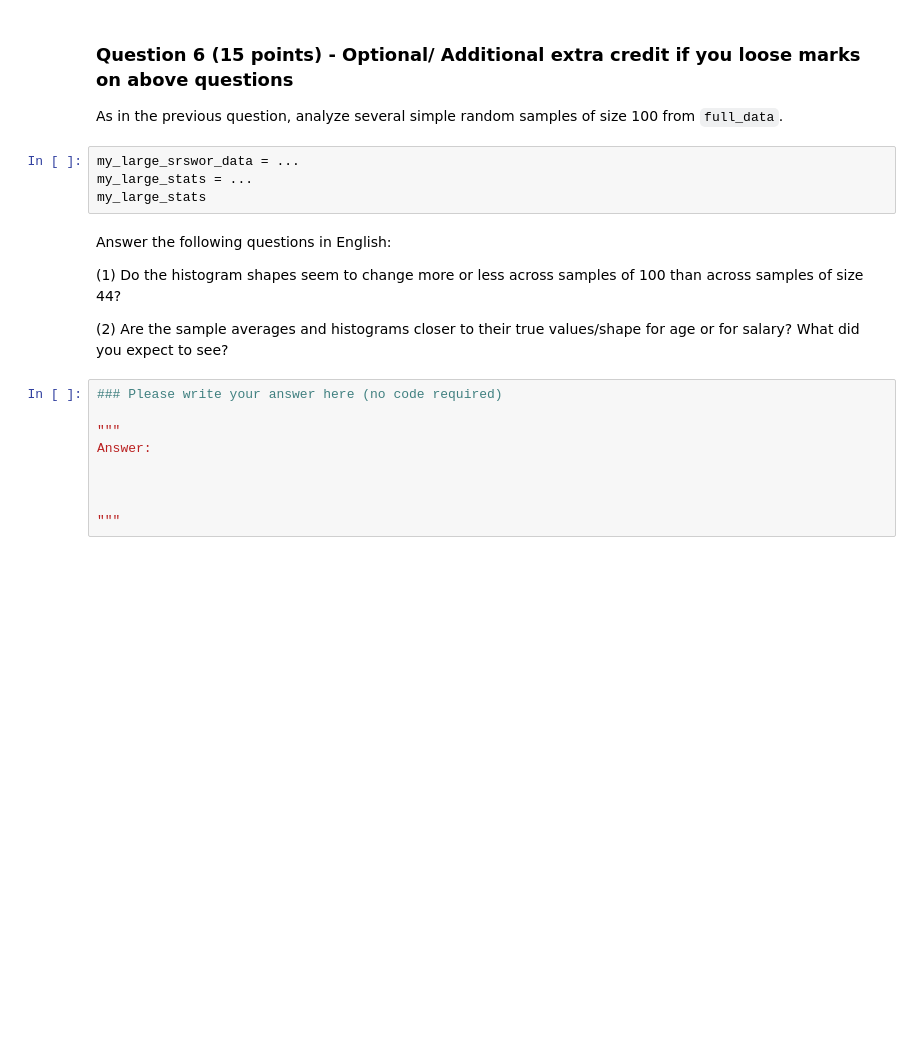
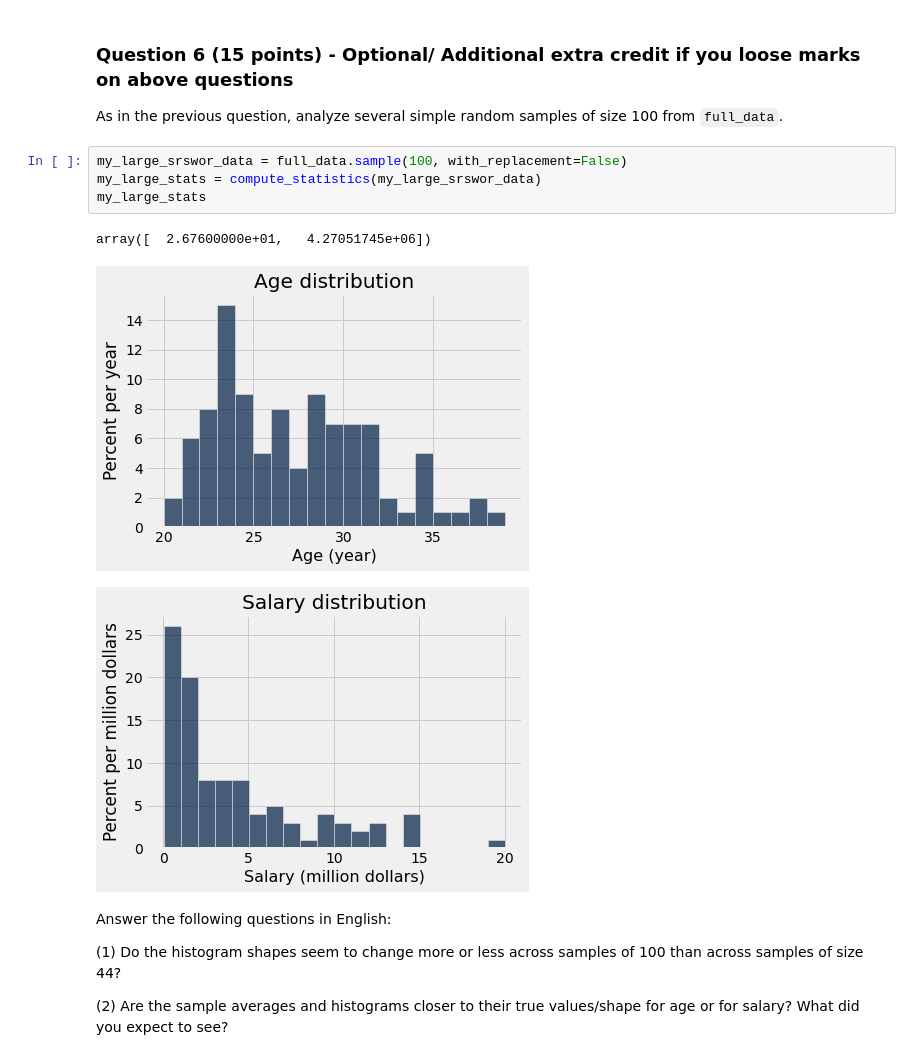
Before and after one commit to rghimre3/INFO5502-Summer2022, a Jupyter notebook: lab_assignment_07_3.ipynb, the cells around one changed output. Cells and saved outputs as stored; diff of their text form; blank space fills up the shorter version.

```diff
--- a/lab_assignment_07_3.ipynb
+++ b/lab_assignment_07_3.ipynb
@@ -258,21 +312,16 @@ Answer:
 ### Question 6 (15 points) - Optional/ Additional extra credit if you loose marks on above questions
 As in the previous question, analyze several simple random samples of size 100 from `full_data`.
 # %%
-my_large_srswor_data = ...
-my_large_stats = ...
+my_large_srswor_data = full_data.sample(100, with_replacement=False)
+my_large_stats = compute_statistics(my_large_srswor_data)
 my_large_stats
+# %% [output]
+array([  2.67600000e+01,   4.27051745e+06])
+[figure, added]
+[figure, added]
 # %% [markdown]
 Answer the following questions in English:
 
 (1) Do the histogram shapes seem to change more or less across samples of 100 than across samples of size 44?
 
 (2) Are the sample averages and histograms closer to their true values/shape for age or for salary? What did you expect to see?
-# %%
-### Please write your answer here (no code required)
-
-"""
-Answer:
-
-
-
-"""
```
Also changed, not shown: parts of 17 cells of this notebook.
